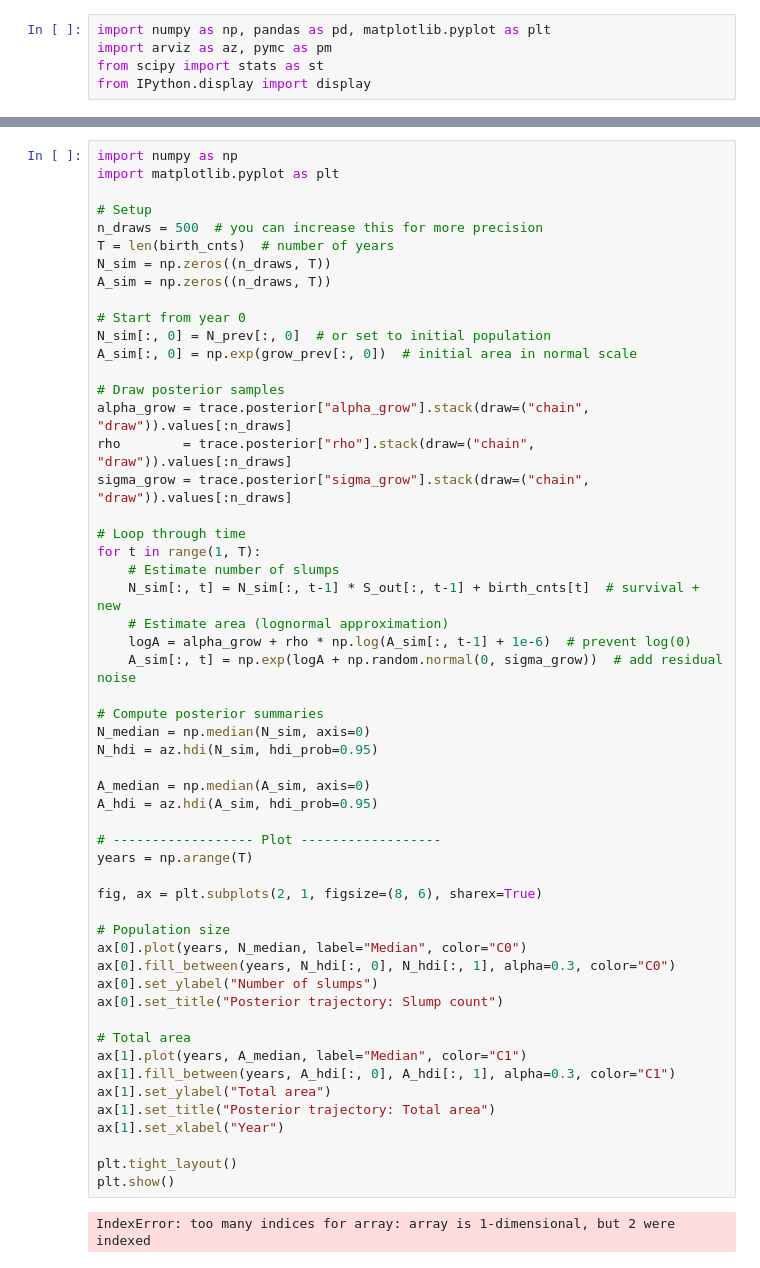
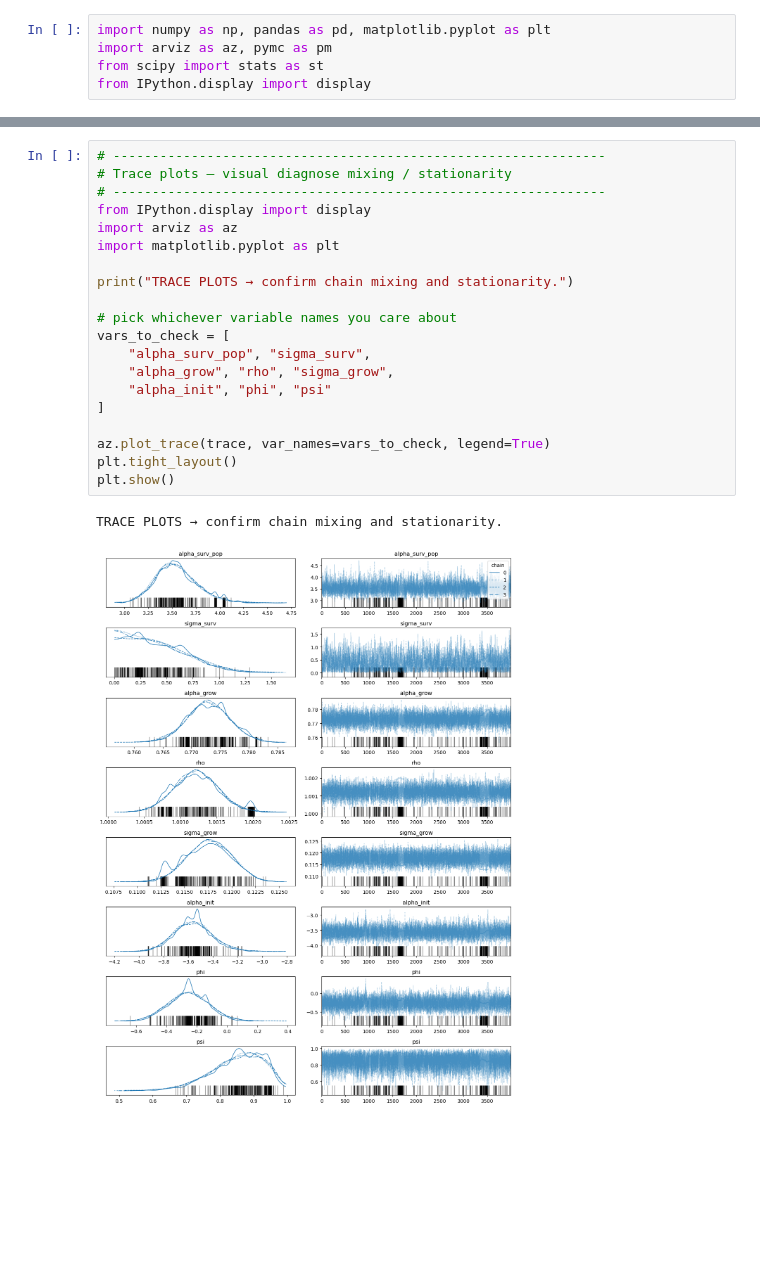
Before and after one commit to carlstadie/Bayesian_Stats, a Jupyter notebook: population modelling.ipynb, the cells around one changed output, grey strips where cells are left out. Cells and saved outputs as stored; diff of their text form; blank space fills up the shorter version.

```diff
--- a/population modelling.ipynb
+++ b/population modelling.ipynb
@@ -746,56 +827,23 @@ plt.title("Climate impact on RTS initiations"); plt.show()
 # %%
-import numpy as np
+# ---------------------------------------------------------------
+# Trace plots – visual diagnose mixing / stationarity
+# ---------------------------------------------------------------
+from IPython.display import display
+import arviz as az
 import matplotlib.pyplot as plt
 
-# Setup
-n_draws = 500  # you can increase this for more precision
-T = len(birth_cnts)  # number of years
-N_sim = np.zeros((n_draws, T))
-A_sim = np.zeros((n_draws, T))
+print("TRACE PLOTS → confirm chain mixing and stationarity.")
 
-# Start from year 0
-N_sim[:, 0] = N_prev[:, 0]  # or set to initial population
-A_sim[:, 0] = np.exp(grow_prev[:, 0])  # initial area in normal scale
+# pick whichever variable names you care about
+vars_to_check = [
+    "alpha_surv_pop", "sigma_surv",
+    "alpha_grow", "rho", "sigma_grow",
+    "alpha_init", "phi", "psi"
+]
 
-# Draw posterior samples
-alpha_grow = trace.posterior["alpha_grow"].stack(draw=("chain", "draw")).values[:n_draws]
-rho        = trace.posterior["rho"].stack(draw=("chain", "draw")).values[:n_draws]
-sigma_grow = trace.posterior["sigma_grow"].stack(draw=("chain", "draw")).values[:n_draws]
-
-# Loop through time
-for t in range(1, T):
-    # Estimate number of slumps
-    N_sim[:, t] = N_sim[:, t-1] * S_out[:, t-1] + birth_cnts[t]  # survival + new
-    # Estimate area (lognormal approximation)
-    logA = alpha_grow + rho * np.log(A_sim[:, t-1] + 1e-6)  # prevent log(0)
-    A_sim[:, t] = np.exp(logA + np.random.normal(0, sigma_grow))  # add residual noise
-
-# Compute posterior summaries
-N_median = np.median(N_sim, axis=0)
-N_hdi = az.hdi(N_sim, hdi_prob=0.95)
-
-A_median = np.median(A_sim, axis=0)
-A_hdi = az.hdi(A_sim, hdi_prob=0.95)
-
-# ------------------ Plot ------------------
-years = np.arange(T)
-
-fig, ax = plt.subplots(2, 1, figsize=(8, 6), sharex=True)
-
-# Population size
-ax[0].plot(years, N_median, label="Median", color="C0")
-ax[0].fill_between(years, N_hdi[:, 0], N_hdi[:, 1], alpha=0.3, color="C0")
-ax[0].set_ylabel("Number of slumps")
-ax[0].set_title("Posterior trajectory: Slump count")
-
-# Total area
-ax[1].plot(years, A_median, label="Median", color="C1")
-ax[1].fill_between(years, A_hdi[:, 0], A_hdi[:, 1], alpha=0.3, color="C1")
-ax[1].set_ylabel("Total area")
-ax[1].set_title("Posterior trajectory: Total area")
-ax[1].set_xlabel("Year")
-
+az.plot_trace(trace, var_names=vars_to_check, legend=True)
 plt.tight_layout()
 plt.show()
 # %% [output]
-IndexError: too many indices for array: array is 1-dimensional, but 2 were indexed
+TRACE PLOTS → confirm chain mixing and stationarity.
+[figure, added]
```
Also changed, not shown: parts of 10 cells of this notebook.
